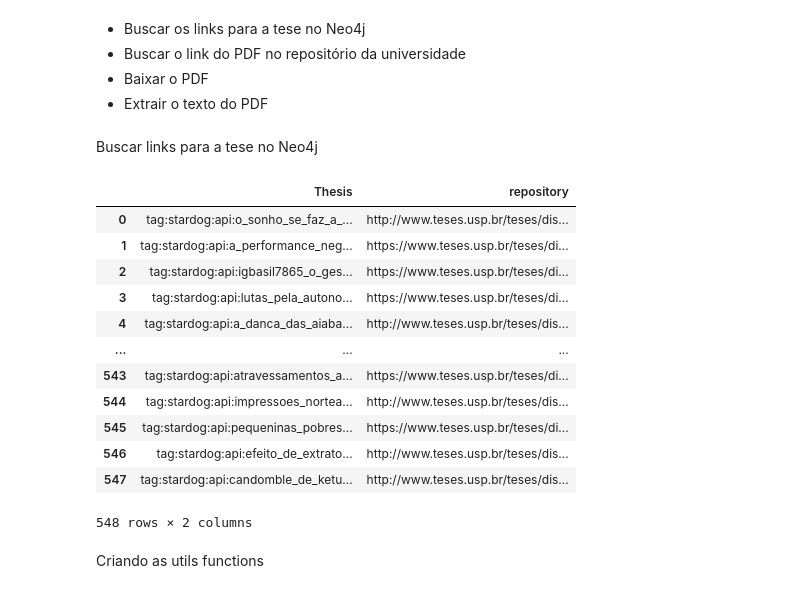
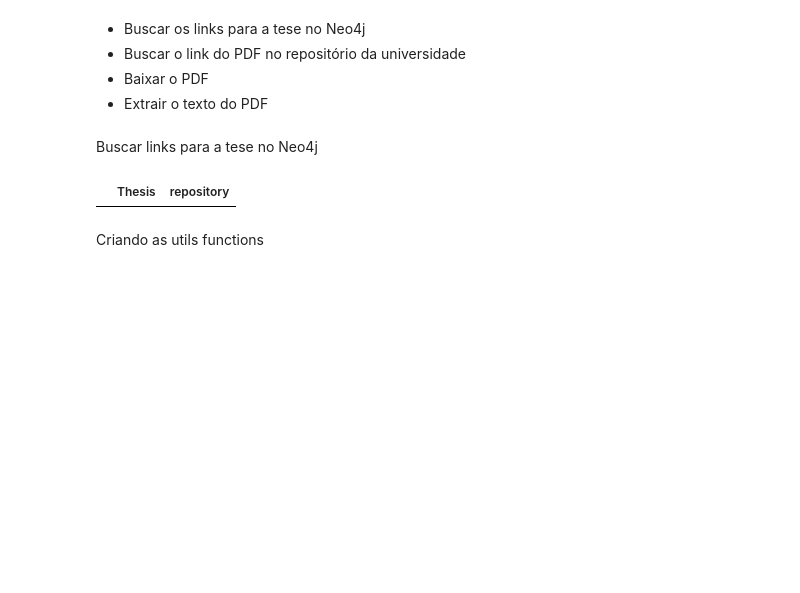
Before and after one commit to fabiocorreacordeiro/Indigenous-Slavery-KG, a Jupyter notebook: data/crawler_bibliotecas/Crawler USP.ipynb, the cells around one changed output. Saved outputs shown, nothing was run; the diff lists cells and outputs as text; code cells hidden in the pictures; blank space fills up the shorter version.

```diff
--- a/data/crawler_bibliotecas/Crawler USP.ipynb
+++ b/data/crawler_bibliotecas/Crawler USP.ipynb
@@ -40,46 +40,34 @@ MATCH (t:Thesis)-[:publisher]-(uni:University{uri:'tag:stardog:api:USP'})
 WHERE NOT EXISTS {(t{processed:true})}
 RETURN distinct(t["uri"]) as Thesis, t["repository"] as repository
 """
 
 # Alternative query to get theses that do not have excerpts and have been processed.
 query2 = """
 match (t:Thesis)-[:publisher]-(uni:University{uri:'tag:stardog:api:USP'})
 where (not (t:Thesis)-[:BFO_0000050]-(:Exerpt)) and  exists {(t{processed:true})}
 return distinct(t["uri"]) as Thesis, t["repository"] as repository
 """
 
 # Query to retrive theses with few pages and their repositories.
 query3 = """
 MATCH (t:Thesis)-[:publisher]-(uni:University{uri:'tag:stardog:api:USP'})
 Match (t:Thesis)-[:BFO_0000050]-(e:Exerpt)
 RETURN count(e) as pages, t["uri"] as Thesis, t["repository"] as repository
  order by (pages) limit 40
 """
 
 graph = GraphDatabase.driver(NEO4J_URL, auth=(NEO4J_USERNAME, NEO4J_PASSWORD))
 results = graph.execute_query(query1).records
 graph.close()
 
 #results = graph.query(query2)
 # Convert the results to a DataFrame
 #thesis_repository = pd.DataFrame(results, columns=["pages", "Thesis", "repository"])
 thesis_repository = pd.DataFrame(results, columns=["Thesis", "repository"])
-thesis_repository = thesis_repository[7:].reset_index(drop=True)
+thesis_repository = thesis_repository.reset_index(drop=True)
 thesis_repository
 # %% [output]
 |  | Thesis | repository |
-| 0 | tag:stardog:api:o_sonho_se_faz_a_... | http://www.teses.usp.br/teses/dis... |
-| 1 | tag:stardog:api:a_performance_neg... | https://www.teses.usp.br/teses/di... |
-| 2 | tag:stardog:api:igbasil7865_o_ges... | https://www.teses.usp.br/teses/di... |
-| 3 | tag:stardog:api:lutas_pela_autono... | https://www.teses.usp.br/teses/di... |
-| 4 | tag:stardog:api:a_danca_das_aiaba... | http://www.teses.usp.br/teses/dis... |
-| ... | ... | ... |
-| 543 | tag:stardog:api:atravessamentos_a... | https://www.teses.usp.br/teses/di... |
-| 544 | tag:stardog:api:impressoes_nortea... | http://www.teses.usp.br/teses/dis... |
-| 545 | tag:stardog:api:pequeninas_pobres... | https://www.teses.usp.br/teses/di... |
-| 546 | tag:stardog:api:efeito_de_extrato... | http://www.teses.usp.br/teses/dis... |
-| 547 | tag:stardog:api:candomble_de_ketu... | http://www.teses.usp.br/teses/dis... |
-548 rows × 2 columns
 # %% [markdown]
 Criando as utils functions
 # %%
```
Also changed, not shown: parts of 2 cells of this notebook, 3 other files.
